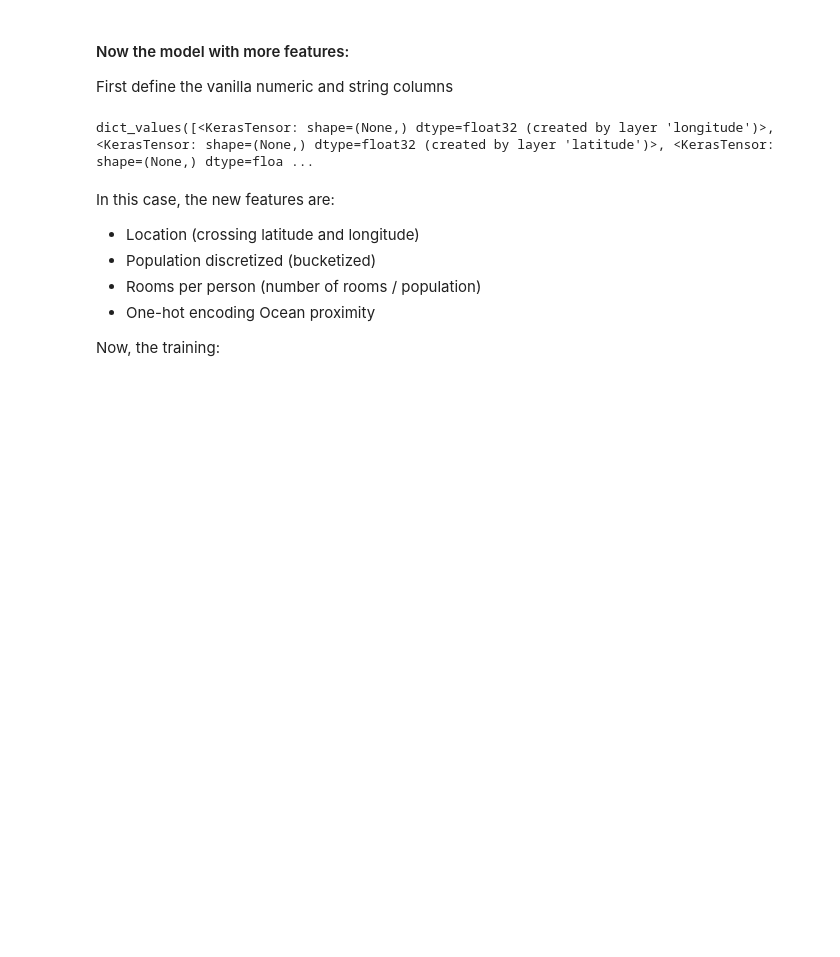
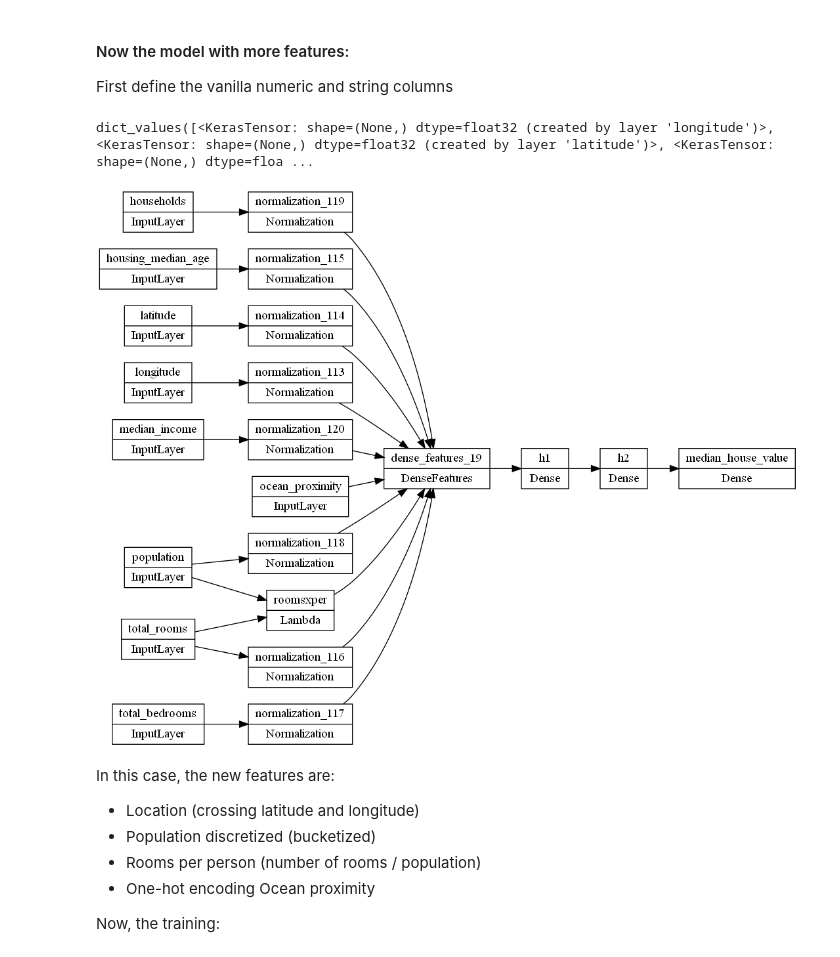
Before and after one commit to loaspra/feature-eng-tf, a Jupyter notebook: house_pricing.ipynb, the cells around one changed output. Cells and saved outputs as stored; diff of their text form; code cells hidden in the pictures; blank space fills up the shorter version.

```diff
--- a/house_pricing.ipynb
+++ b/house_pricing.ipynb
@@ -271,37 +263,42 @@ transformed['roomsxper'] = layers.Lambda(
     name = 'roomsxper')([
         inputs['total_rooms'],
         inputs['population']]
     )
 
-feature_cols['roomsxper'] = fc.numeric_column('roomsxper')
+# feature_cols['roomsxper'] = fc.numeric_column('roomsxper')
 
 # Second, given the distribution of the "population" column,
 # a bucketized feature could be useful
 
-population_buckets = fc.bucketized_column(fc.numeric_column('population'), [750, 1000, 1200, 1500, 2000]) # this will split the population in 6 buckets
-feature_cols['location'] = fc.embedding_column(population_buckets, 1000)
+# locatio
+feature_cols['location'] = fc.embedding_column(fc.crossed_column(['latitude', 'longitude'], 1000), 1000)
 
 # One-hot OCEAN PROXIMITY:
 vocab = df[col_string].unique()
 
 one_hot_OP = fc.categorical_column_with_vocabulary_list(col_string, vocab)
 feature_cols['OceaProx'] = fc.indicator_column(one_hot_OP)
 
 # now the odel:
 
 print(inputs.values())
 dnn_inputs = layers.DenseFeatures(feature_cols.values())(transformed)
-h1 = layers.Dense(32, activation = 'relu', name = 'h1')(dnn_inputs)
+h1 = layers.Dense(30, activation = 'relu', name = 'h1')(dnn_inputs)
 h2 = layers.Dense(16, activation = 'relu', name = 'h2')(h1)
 output = layers.Dense(1, activation = 'linear', name = 'median_house_value')(h2)
 
 feat_model = tf.keras.models.Model(inputs, output)
 
 feat_model.compile(optimizer = 'adam',
                     loss = 'mse',
                     metrics = ['mse'])
+
+
+# now te plot:
+tf.keras.utils.plot_model(feat_model, 'featured_model.png', show_shapes=False, rankdir='LR')
 # %% [output]
 dict_values([<KerasTensor: shape=(None,) dtype=float32 (created by layer 'longitude')>, <KerasTensor: shape=(None,) dtype=float32 (created by layer 'latitude')>, <KerasTensor: shape=(None,) dtype=floa ...
+[figure, added]
 # %% [markdown]
 In this case, the new features are:
 + Location (crossing latitude and longitude)
```
Also changed, not shown: parts of 8 cells of this notebook, 3 other files.
